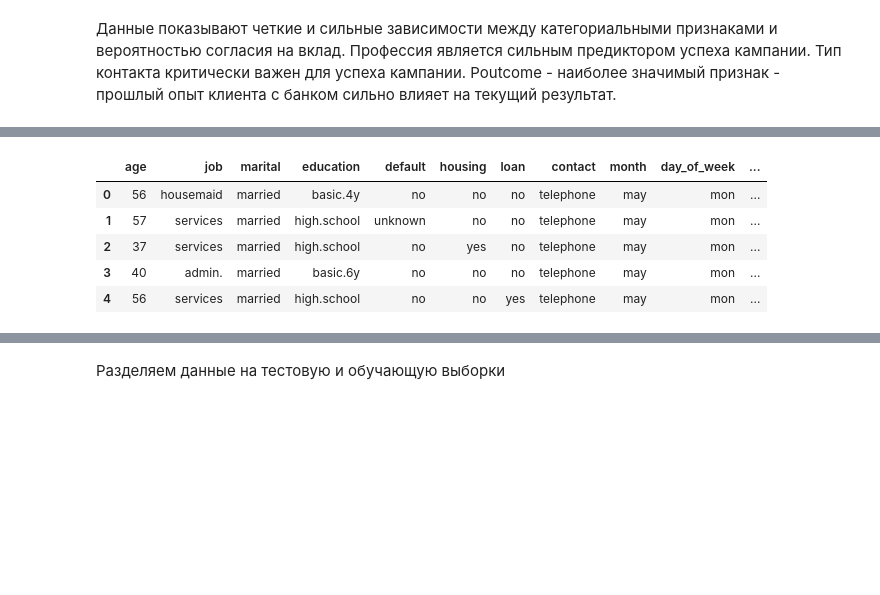
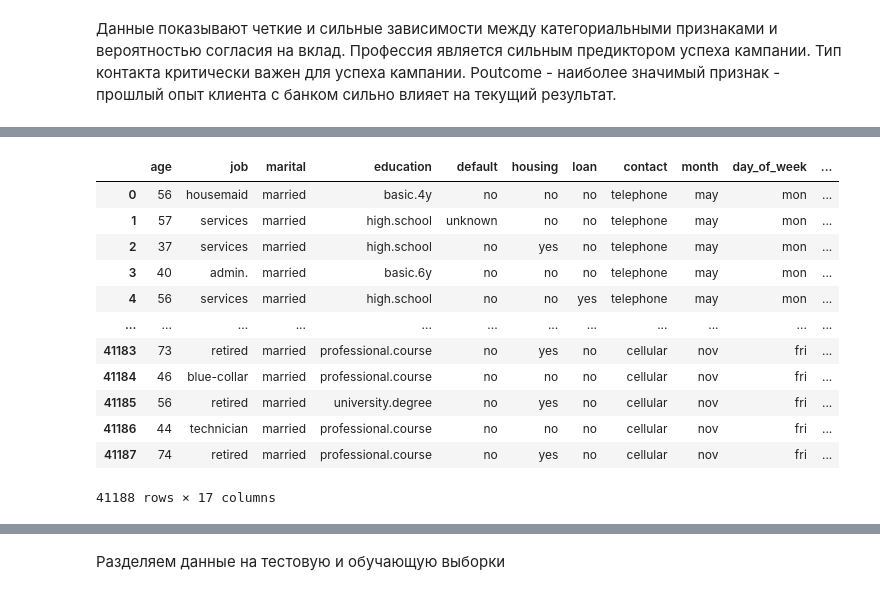
Before and after one commit to yulllss/Otus_Project_ML_Basic, a Jupyter notebook: bank_marketing.ipynb, the cells around one changed output, grey strips where cells are left out. Cells and saved outputs as stored; diff of their text form; code cells hidden in the pictures; blank space fills up the shorter version.

```diff
--- a/bank_marketing.ipynb
+++ b/bank_marketing.ipynb
@@ -283,0 +311,8 @@ data['y'] = data['y'].map({'yes': 1, 'no': 0})
+# %%
+for col in text_columns:
+        unique_vals = data[col].unique()
+        print(f"Колонка '{col}': {unique_vals}")
+        if set(unique_vals) == {'yes', 'no'} or set(unique_vals) == {'Yes', 'No'}:
+            print(f"НАЙДЕНА КОЛОНКА С МЕТКАМИ: {col}")
+            y_correct = data[col]
+            break
@@ -283,0 +335,3 @@ data['y'] = data['y'].map({'yes': 1, 'no': 0})
+# %%
+label_encoder = LabelEncoder()
+y_encoded = label_encoder.fit_transform(y_correct)
@@ -283,0 +342,4 @@ data['y'] = data['y'].map({'yes': 1, 'no': 0})
+# %%
+data['y_encoded'] = y_encoded
+
+print(data[['y', 'y_encoded']].head(10))
@@ -284,3 +358,5 @@ data['y'] = data['y'].map({'yes': 1, 'no': 0})
+# %%
+data.drop('y', axis=1, inplace=True)
 # %%
 data['pdays_contact'] = data['pdays'].apply(lambda x: 1 if x < 999 else 0)
 
@@ -294,11 +370,18 @@ macro_features_to_drop = ['cons.price.idx', 'euribor3m', 'nr.employed']
 
 data.drop(macro_features_to_drop, axis=1, inplace=True)
 # %%
-data.head()
+data
 # %% [output]
 |  | age | job | marital | education | default | housing | loan | contact | month | day_of_week | ... |
 | 0 | 56 | housemaid | married | basic.4y | no | no | no | telephone | may | mon | ... |
 | 1 | 57 | services | married | high.school | unknown | no | no | telephone | may | mon | ... |
 | 2 | 37 | services | married | high.school | no | yes | no | telephone | may | mon | ... |
 | 3 | 40 | admin. | married | basic.6y | no | no | no | telephone | may | mon | ... |
 | 4 | 56 | services | married | high.school | no | no | yes | telephone | may | mon | ... |
+| ... | ... | ... | ... | ... | ... | ... | ... | ... | ... | ... | ... |
+| 41183 | 73 | retired | married | professional.course | no | yes | no | cellular | nov | fri | ... |
+| 41184 | 46 | blue-collar | married | professional.course | no | no | no | cellular | nov | fri | ... |
+| 41185 | 56 | retired | married | university.degree | no | yes | no | cellular | nov | fri | ... |
+| 41186 | 44 | technician | married | professional.course | no | no | no | cellular | nov | fri | ... |
+| 41187 | 74 | retired | married | professional.course | no | yes | no | cellular | nov | fri | ... |
+41188 rows × 17 columns
```
Also changed, not shown: parts of 36 cells of this notebook.
